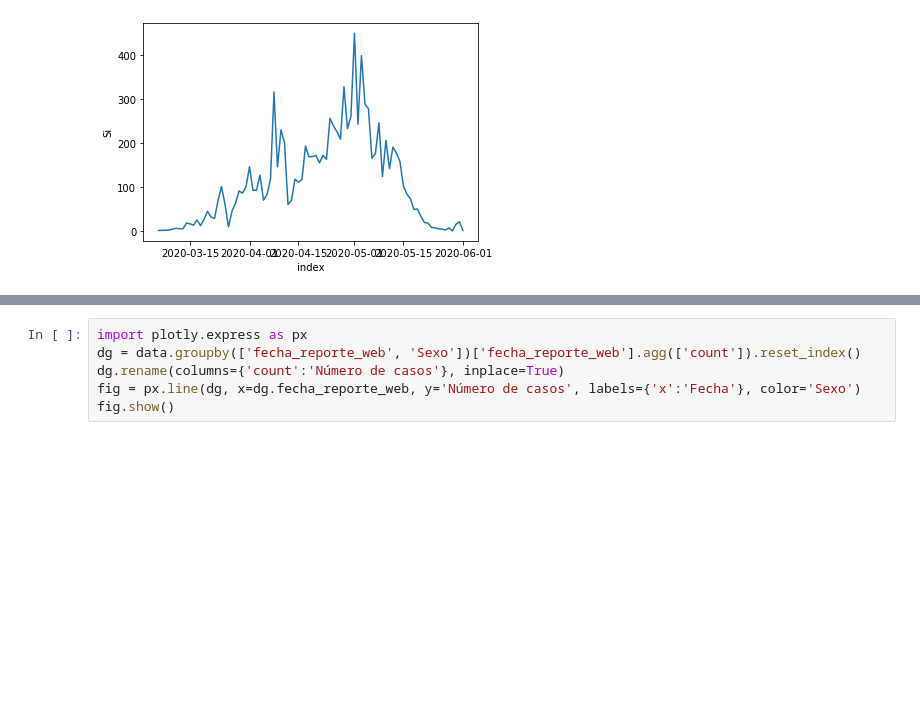
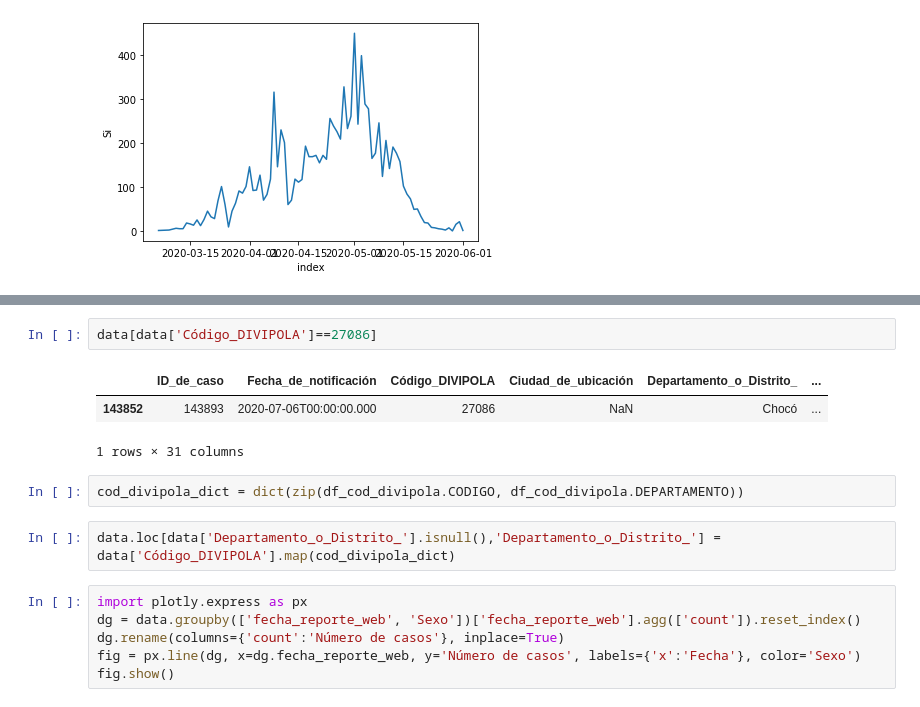
Before and after one commit to hhaydar/covid-col-streamlit, a Jupyter notebook: covid-col-streamlit.ipynb, the cells around one changed output, grey strips where cells are left out. Drawn from its saved outputs; the diff is of its cells as text; blank space fills up the shorter version.

```diff
--- a/covid-col-streamlit.ipynb
+++ b/covid-col-streamlit.ipynb
@@ -86,3 +88,13 @@ Index(['ID_de_caso', 'Fecha_de_notificación', 'Codigo_DIVIPOLA',
+# %%
+data[data['Código_DIVIPOLA']==27086]
+# %% [output]
+|  | ID_de_caso | Fecha_de_notificación | Código_DIVIPOLA | Ciudad_de_ubicación | Departamento_o_Distrito_ | ... |
+| 143852 | 143893 | 2020-07-06T00:00:00.000 | 27086 | NaN | Chocó | ... |
+1 rows × 31 columns
+# %%
+cod_divipola_dict = dict(zip(df_cod_divipola.CODIGO, df_cod_divipola.DEPARTAMENTO))
+# %%
+data.loc[data['Departamento_o_Distrito_'].isnull(),'Departamento_o_Distrito_'] = data['Código_DIVIPOLA'].map(cod_divipola_dict)
 # %%
 import plotly.express as px
 dg = data.groupby(['fecha_reporte_web', 'Sexo'])['fecha_reporte_web'].agg(['count']).reset_index()
```
Also changed, not shown: parts of 4 cells of this notebook, 5 other files.
